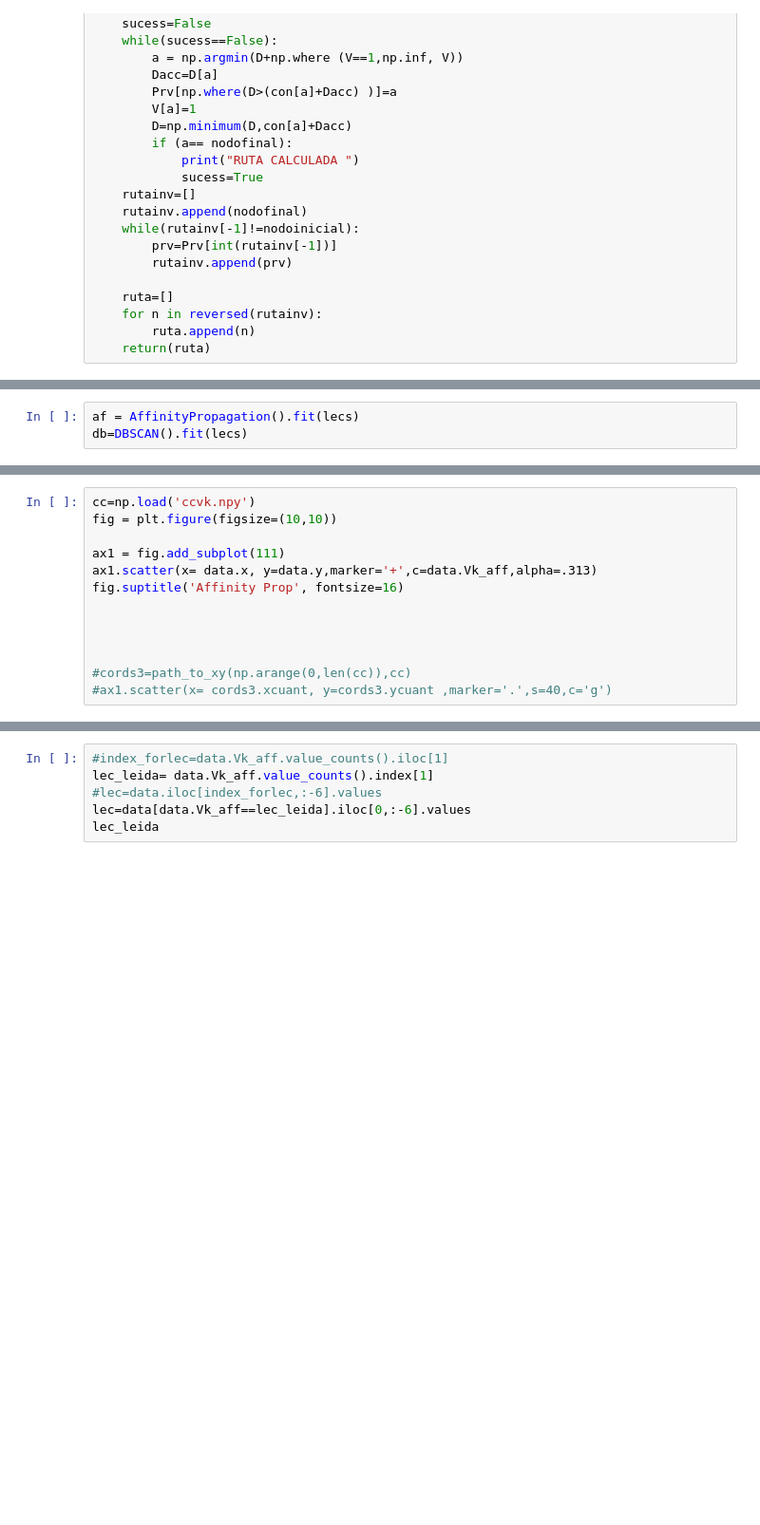
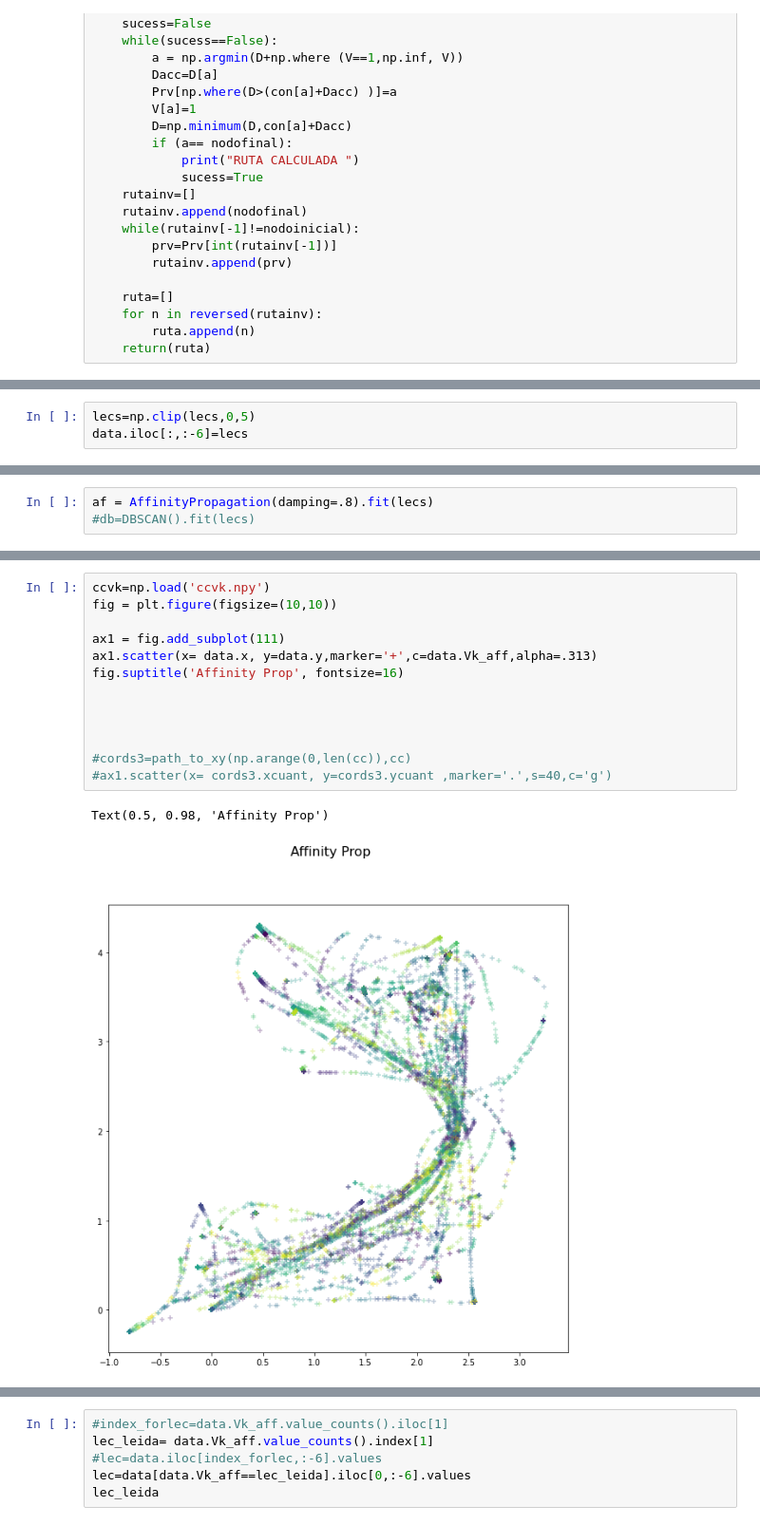
Before and after one commit to chillvamp/HMM-slam-nav, a Jupyter notebook: TakeshiHMM-Gazebo-Clustering_AFF_PROP_OPTICS.ipynb, the cells around one changed output, grey strips where cells are left out. Shown at 95% size. Saved outputs shown, nothing was run; the diff lists cells and outputs as text; blank space fills up the shorter version.

```diff
--- a/TakeshiHMM-Gazebo-Clustering_AFF_PROP_OPTICS.ipynb
+++ b/TakeshiHMM-Gazebo-Clustering_AFF_PROP_OPTICS.ipynb
@@ -136,0 +138,3 @@ data.describe()
+# %%
+lecs=np.clip(lecs,0,5)
+data.iloc[:,:-6]=lecs
@@ -142,5 +158,5 @@ from sklearn.cluster import DBSCAN
 # %%
-af = AffinityPropagation().fit(lecs)
-db=DBSCAN().fit(lecs)
+af = AffinityPropagation(damping=.8).fit(lecs)
+#db=DBSCAN().fit(lecs)
 # %%
 data['Vk_aff']=af.labels_
@@ -150,13 +180,16 @@ data[['Vk','Vk_aff']]
 # %%
-cc=np.load('ccvk.npy')
+ccvk=np.load('ccvk.npy')
 fig = plt.figure(figsize=(10,10))
 
 ax1 = fig.add_subplot(111)
 ax1.scatter(x= data.x, y=data.y,marker='+',c=data.Vk_aff,alpha=.313)
 fig.suptitle('Affinity Prop', fontsize=16)
 
 
 
 
 #cords3=path_to_xy(np.arange(0,len(cc)),cc)
 #ax1.scatter(x= cords3.xcuant, y=cords3.ycuant ,marker='.',s=40,c='g')
+# %% [output]
+Text(0.5, 0.98, 'Affinity Prop')
+[figure, added]
```
Also changed, not shown: parts of 53 cells of this notebook, 7 other files.
